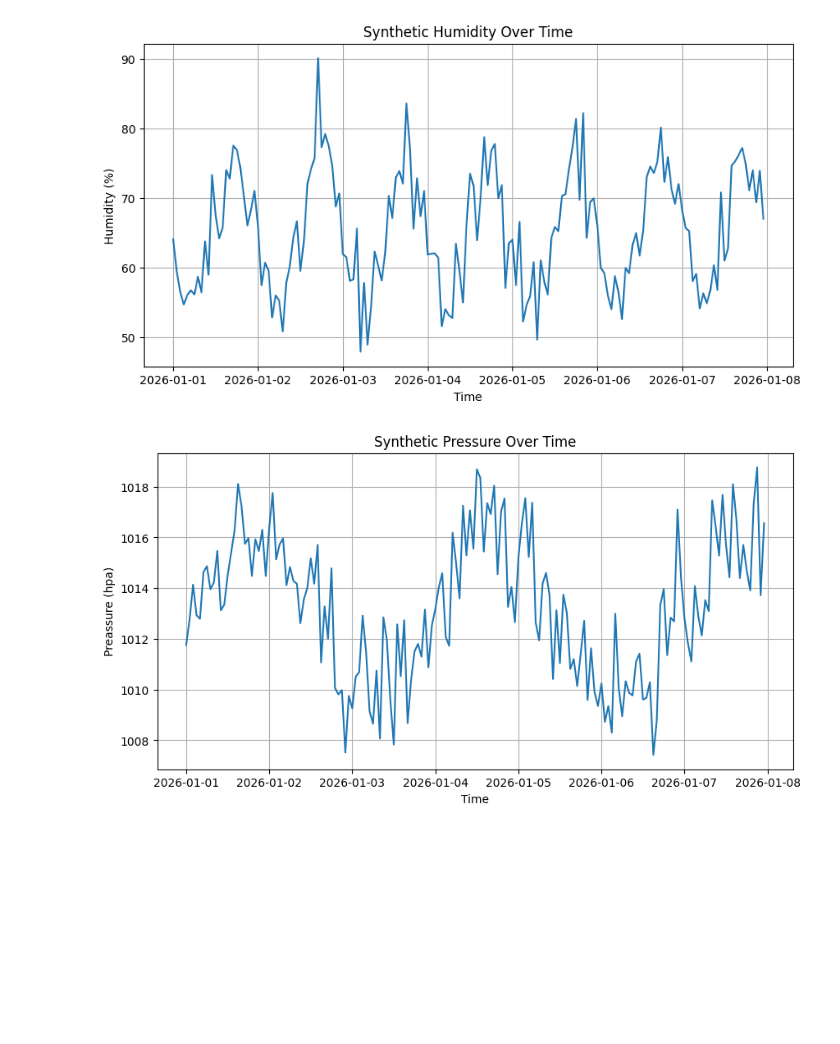
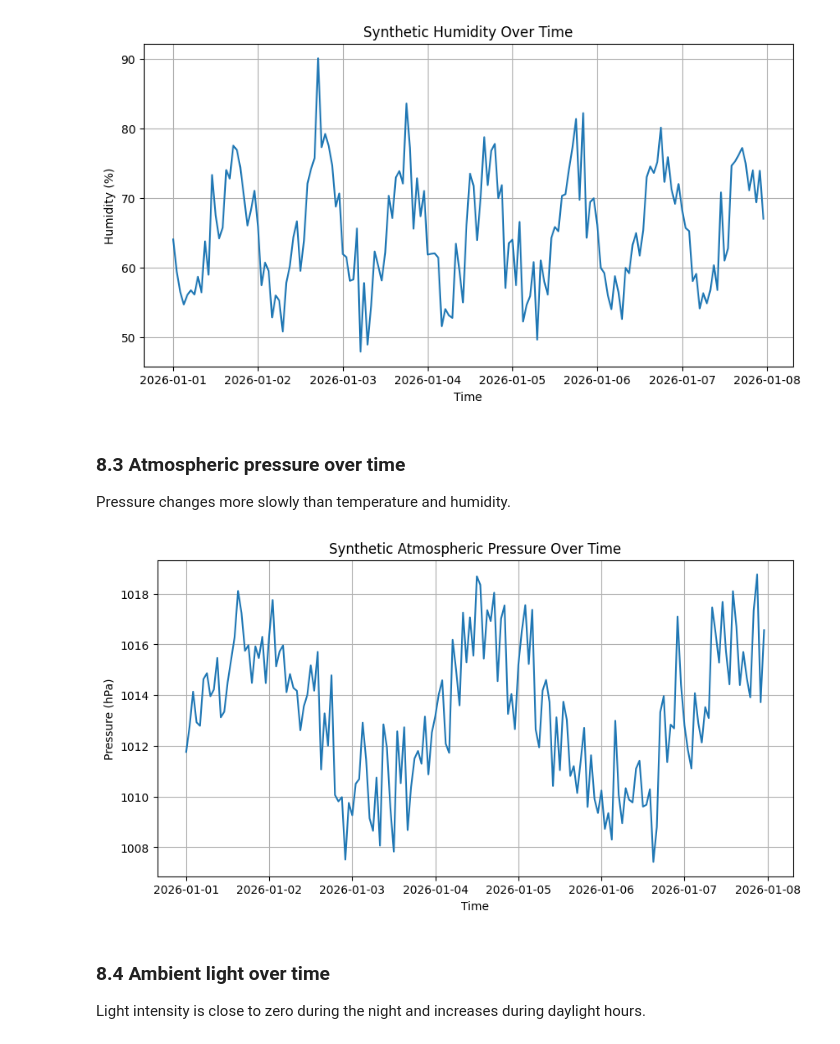
Before and after one commit to Albetman1995/smart-weather-station-ai-lab, a Jupyter notebook: notebooks/01_synthetic_weather_data_analysis.ipynb, the cells around one changed output. Drawn from its saved outputs; the diff is of its cells as text; code cells hidden in the pictures; blank space fills up the shorter version.

```diff
--- a/notebooks/01_synthetic_weather_data_analysis.ipynb
+++ b/notebooks/01_synthetic_weather_data_analysis.ipynb
@@ -213,14 +231,22 @@ plt.grid(True)
 plt.show()
 # %% [output]
 [figure]
+# %% [markdown]
+### 8.3 Atmospheric pressure over time
+
+Pressure changes more slowly than temperature and humidity.
 # %%
 plt.figure(figsize=(10, 5))
 plt.plot(weather_df["timestamp"], weather_df["pressure_hpa"])
-plt.title("Synthetic Pressure Over Time")
+plt.title("Synthetic Atmospheric Pressure Over Time")
 plt.xlabel("Time")
-plt.ylabel("Preassure (hpa)")
+plt.ylabel("Pressure (hPa)")
 plt.grid(True)
 plt.show()
 # %% [output]
-[figure, old version]
+[figure, new version]
+# %% [markdown]
+### 8.4 Ambient light over time
+
+Light intensity is close to zero during the night and increases during daylight hours.
 # %%
```
Also changed, not shown: parts of 41 cells of this notebook.
